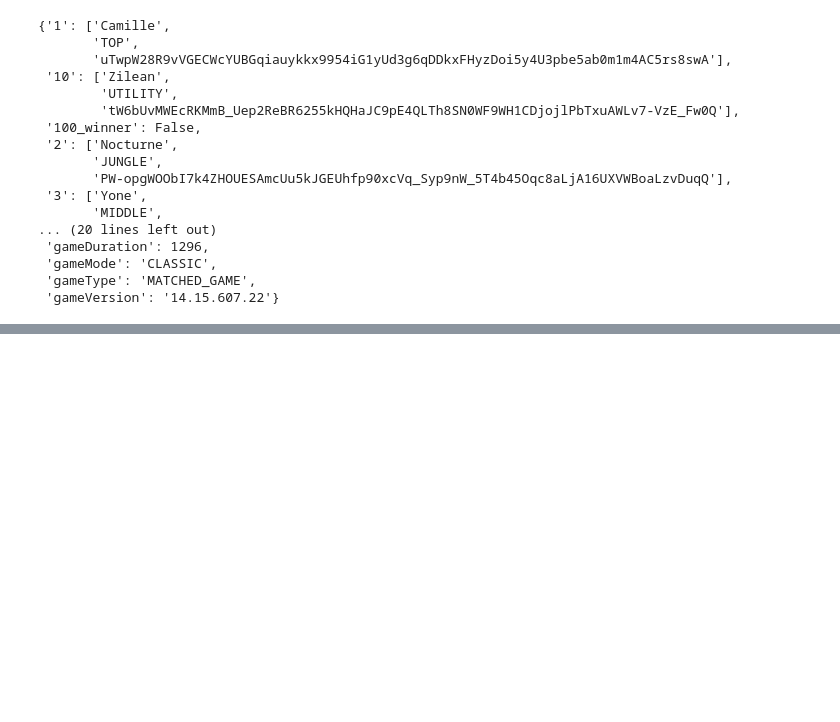
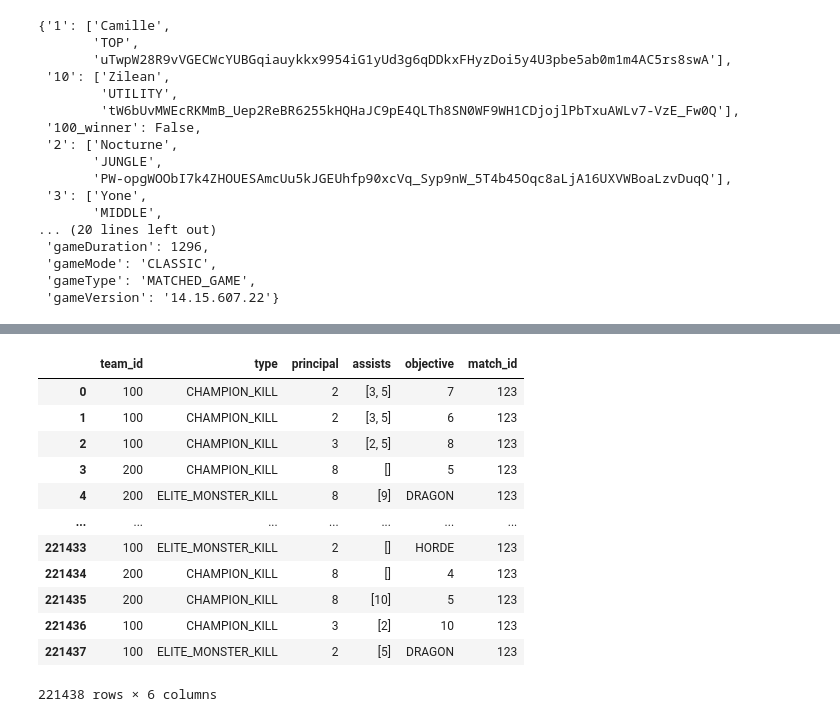
Before and after one commit to mc-mario/etl-league-ml, a Jupyter notebook: LOL Notebook.ipynb, the cells around one changed output, grey strips where cells are left out. Saved outputs shown, nothing was run; the diff lists cells and outputs as text; code cells hidden in the pictures; blank space fills up the shorter version.

```diff
--- a/LOL Notebook.ipynb
+++ b/LOL Notebook.ipynb
@@ -430,0 +451,20 @@ pprint(metadata)
+# %%
+timeline_df = pd.read_parquet('silver/match/timeline')
+# %%
+timeline_df['match_id'] = 123
+# %%
+timeline_df
+# %% [output]
+|  | team_id | type | principal | assists | objective | match_id |
+| 0 | 100 | CHAMPION_KILL | 2 | [3, 5] | 7 | 123 |
+| 1 | 100 | CHAMPION_KILL | 2 | [3, 5] | 6 | 123 |
+| 2 | 100 | CHAMPION_KILL | 3 | [2, 5] | 8 | 123 |
+| 3 | 200 | CHAMPION_KILL | 8 | [] | 5 | 123 |
+| 4 | 200 | ELITE_MONSTER_KILL | 8 | [9] | DRAGON | 123 |
+| ... | ... | ... | ... | ... | ... | ... |
+| 221433 | 100 | ELITE_MONSTER_KILL | 2 | [] | HORDE | 123 |
+| 221434 | 200 | CHAMPION_KILL | 8 | [] | 4 | 123 |
+| 221435 | 200 | CHAMPION_KILL | 8 | [10] | 5 | 123 |
+| 221436 | 100 | CHAMPION_KILL | 3 | [2] | 10 | 123 |
+| 221437 | 100 | ELITE_MONSTER_KILL | 2 | [5] | DRAGON | 123 |
+221438 rows × 6 columns
```
Also changed, not shown: parts of 5 cells of this notebook, 3 other files.
